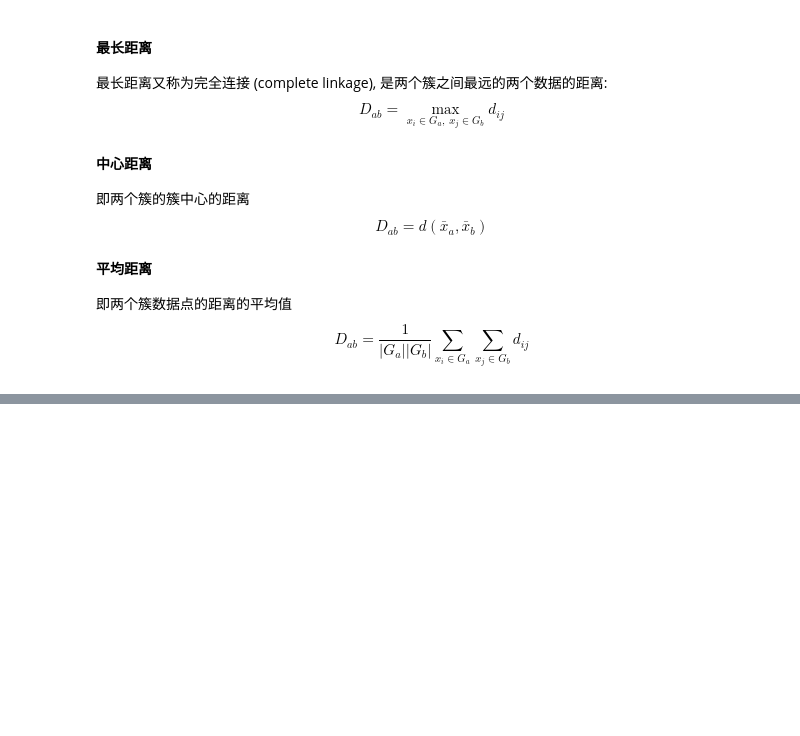
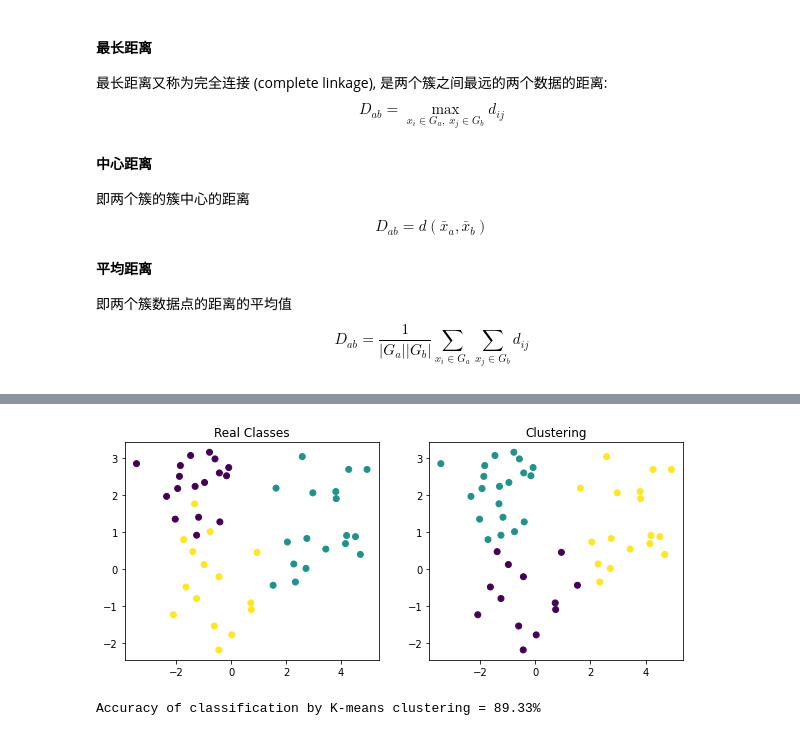
Before and after one commit to ForeverHaibara/Fudan-Courses, a Jupyter notebook: 统计学习概论/8 Clustering.ipynb, the cells around one changed output, grey strips where cells are left out. Drawn from its saved outputs; the diff is of its cells as text; code cells hidden in the pictures; blank space fills up the shorter version.

```diff
--- a/统计学习概论/8 Clustering.ipynb
+++ b/统计学习概论/8 Clustering.ipynb
@@ -80,0 +148,56 @@ $$D_{ab} = \frac{1}{|G_a||G_b|}\sum_{x_i\in G_a}\sum_{x_j\in G_b}d_{ij}$$
+# %%
+from tqdm import tqdm
+import numpy as np
+
+def KMeans(X, k, iter = 6, centers = None):
+    """Apply K-means on `X` with shape (N, p) where `k` is number of classes."""
+    if centers is None:
+        # equispaced initialization
+        centers = np.linspace(np.min(X, axis = 0), np.max(X, axis = 0), k + 2)[1:-1]
+
+    # tile X to shape (N, k, p), centers to shape (1, k, p)
+    X_ = np.tile(X.reshape((X.shape[0], 1, -1)), [1, k, 1])
+    centers = centers.reshape((1, k, -1))
+    for i in tqdm(range(iter)):
+        # classify to the nearest center
+        classes = np.argmin(np.linalg.norm(X_ - centers, axis = -1), axis = 1)
+
+        # update new centers
+        for c in range(k):
+            same = (classes == c).reshape((-1, 1))
+            centers[0, c] = (same * X).sum(axis = 0) / same.sum(axis = 0)
+    # print(centers)
+    return classes
+# %%
+from matplotlib import pyplot as plt
+
+# generate data from Gaussian mixture model
+np.random.seed(2022)
+n, k = 50, 3     # number of samples and number of Gaussians
+gaussian_mean = np.array([[-1,2],[3,1],[-.5,-.5]], dtype = 'float')  # Gaussian parameters
+gaussian_vars = np.array([[1,1],[1,1],[1,1]]   , dtype = 'float')
+
+real_classes = np.random.randint(3, size = n)
+data = np.random.randn(n, 2) * gaussian_vars[real_classes] + gaussian_mean[real_classes]
+
+# use K-Means
+pred = KMeans(data, k = k)
+
+plt.figure(figsize =  (10, 4))
+for i, c, title in zip((1, 2), (real_classes, pred), ('Real Classes', 'Clustering')):
+    plt.subplot(1, 2, i)
+    plt.scatter(data.T[0], data.T[1], c = c)
+    plt.title(title)
+plt.show()
+# %% [output]
+[figure, added]
+# %%
+from sklearn.datasets import load_iris
+data = load_iris()
+
+cluster_result = KMeans(data['data'], k = 3)
+
+acc = (data['target'] == cluster_result).mean()
+print('Accuracy of classification by K-means clustering = %.2f%%'%(acc * 100))
+# %% [output]
+Accuracy of classification by K-means clustering = 89.33%
```
Also changed, not shown: parts of 5 cells of this notebook, 2 other files.
